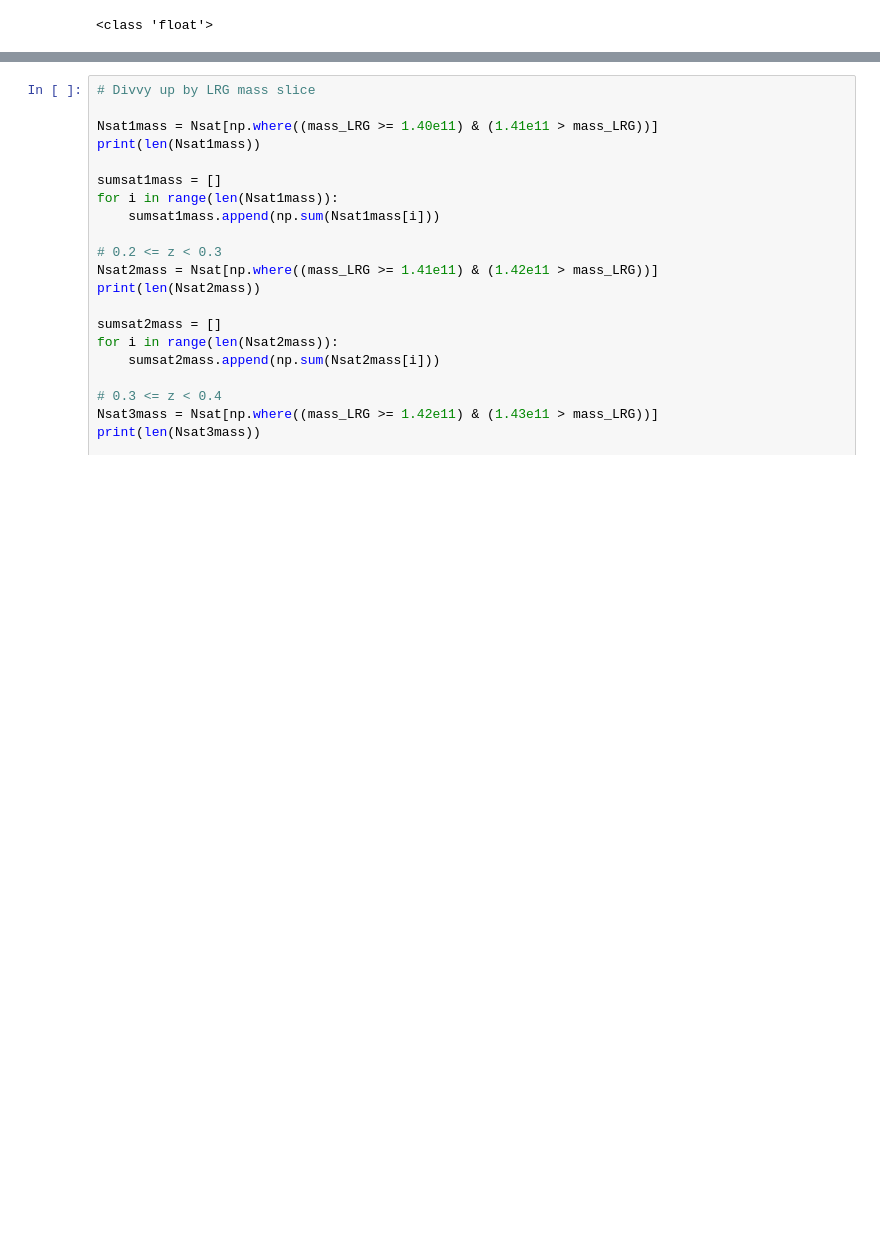
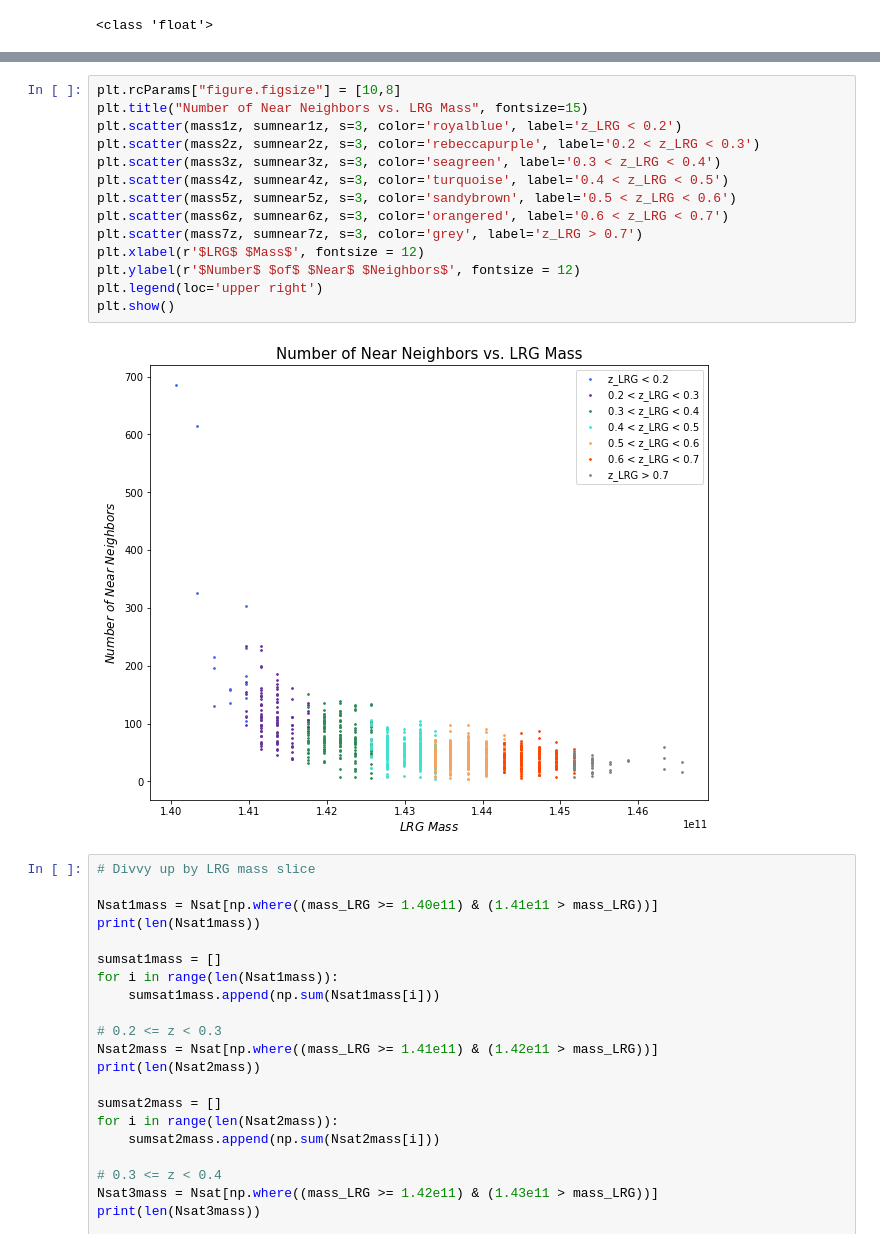
Before and after one commit to metownsend/lrg-project, a Jupyter notebook: Plots/LRG_project_mass_plots.ipynb, the cells around one changed output, grey strips where cells are left out. Cells and saved outputs as stored; diff of their text form; blank space fills up the shorter version.

```diff
--- a/Plots/LRG_project_mass_plots.ipynb
+++ b/Plots/LRG_project_mass_plots.ipynb
@@ -100,6 +82,22 @@ plt.legend(loc='upper right')
 plt.show()
 # %% [output]
 [figure]
+# %%
+plt.rcParams["figure.figsize"] = [10,8]
+plt.title("Number of Near Neighbors vs. LRG Mass", fontsize=15)
+plt.scatter(mass1z, sumnear1z, s=3, color='royalblue', label='z_LRG < 0.2')
+plt.scatter(mass2z, sumnear2z, s=3, color='rebeccapurple', label='0.2 < z_LRG < 0.3')
+plt.scatter(mass3z, sumnear3z, s=3, color='seagreen', label='0.3 < z_LRG < 0.4')
+plt.scatter(mass4z, sumnear4z, s=3, color='turquoise', label='0.4 < z_LRG < 0.5')
+plt.scatter(mass5z, sumnear5z, s=3, color='sandybrown', label='0.5 < z_LRG < 0.6')
+plt.scatter(mass6z, sumnear6z, s=3, color='orangered', label='0.6 < z_LRG < 0.7')
+plt.scatter(mass7z, sumnear7z, s=3, color='grey', label='z_LRG > 0.7')
+plt.xlabel(r'$LRG$ $Mass$', fontsize = 12)
+plt.ylabel(r'$Number$ $of$ $Near$ $Neighbors$', fontsize = 12)
+plt.legend(loc='upper right')
+plt.show()
+# %% [output]
+[figure, added]
 # %%
 # Divvy up by LRG mass slice
 
```
Also changed, not shown: parts of 11 cells of this notebook.
